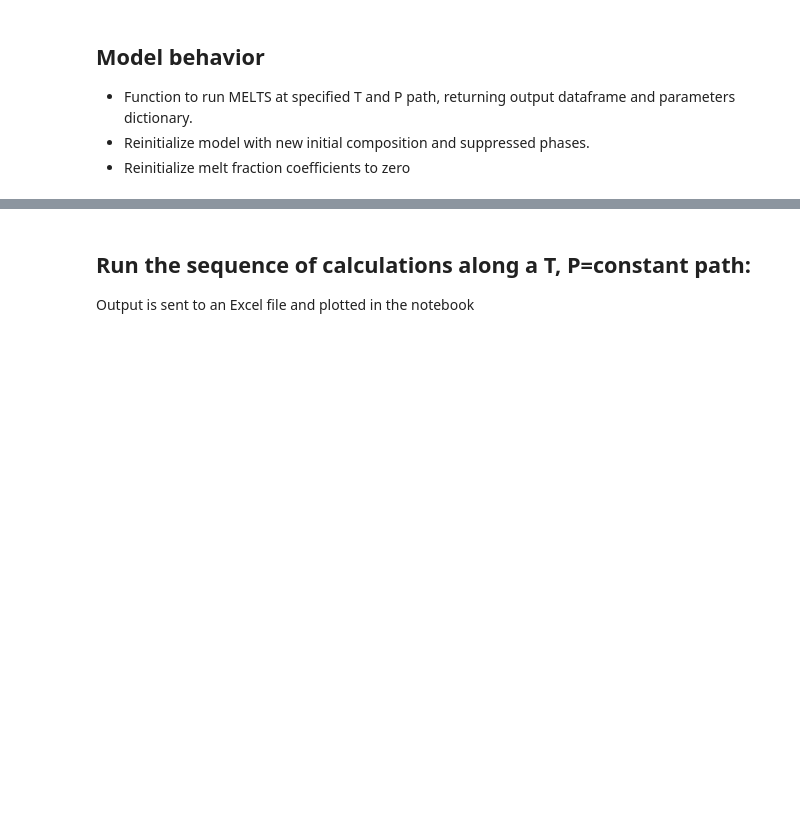
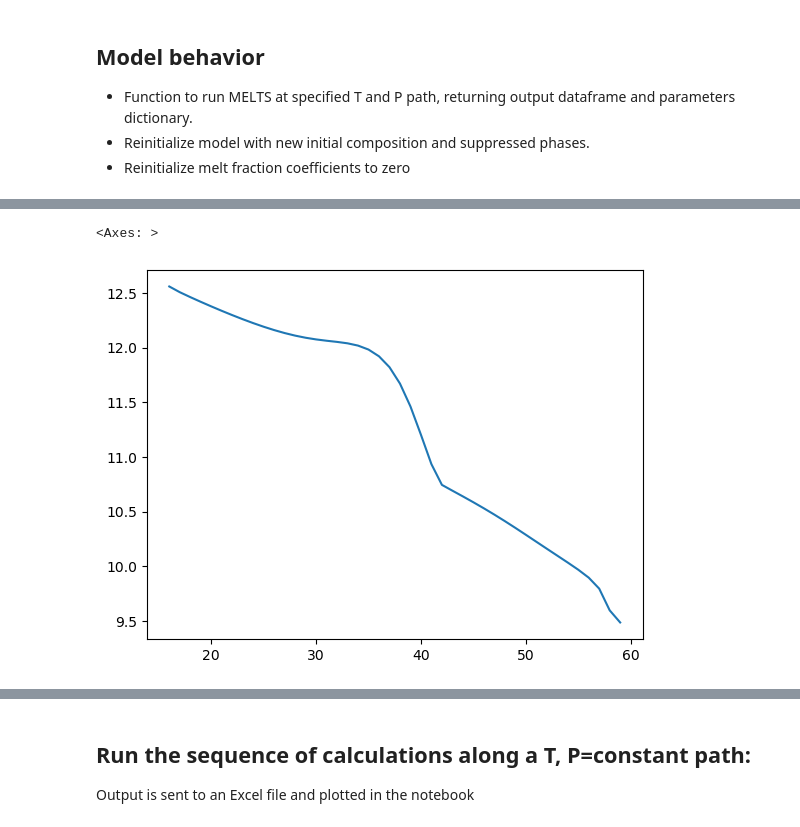
Before and after one commit to whtowbin/melts_enki, a Jupyter notebook: DMM_Melting_Fractionation-Dynamic_.ipynb, the cells around one changed output, grey strips where cells are left out. Drawn from its saved outputs; the diff is of its cells as text; code cells hidden in the pictures; blank space fills up the shorter version.

```diff
--- a/DMM_Melting_Fractionation-Dynamic_.ipynb
+++ b/DMM_Melting_Fractionation-Dynamic_.ipynb
@@ -383,0 +428,6 @@ df.plot("P_MPa", "liq_oxide_FeOTotal", marker = '.')
+# %%
+accumulated_melts = accumulate_melt_along_path(df)
+accumulated_melts['liq_oxide_FeOTotal'].plot()
+# %% [output]
+<Axes: >
+[figure, added]
```
Also changed, not shown: parts of 20 cells of this notebook.
